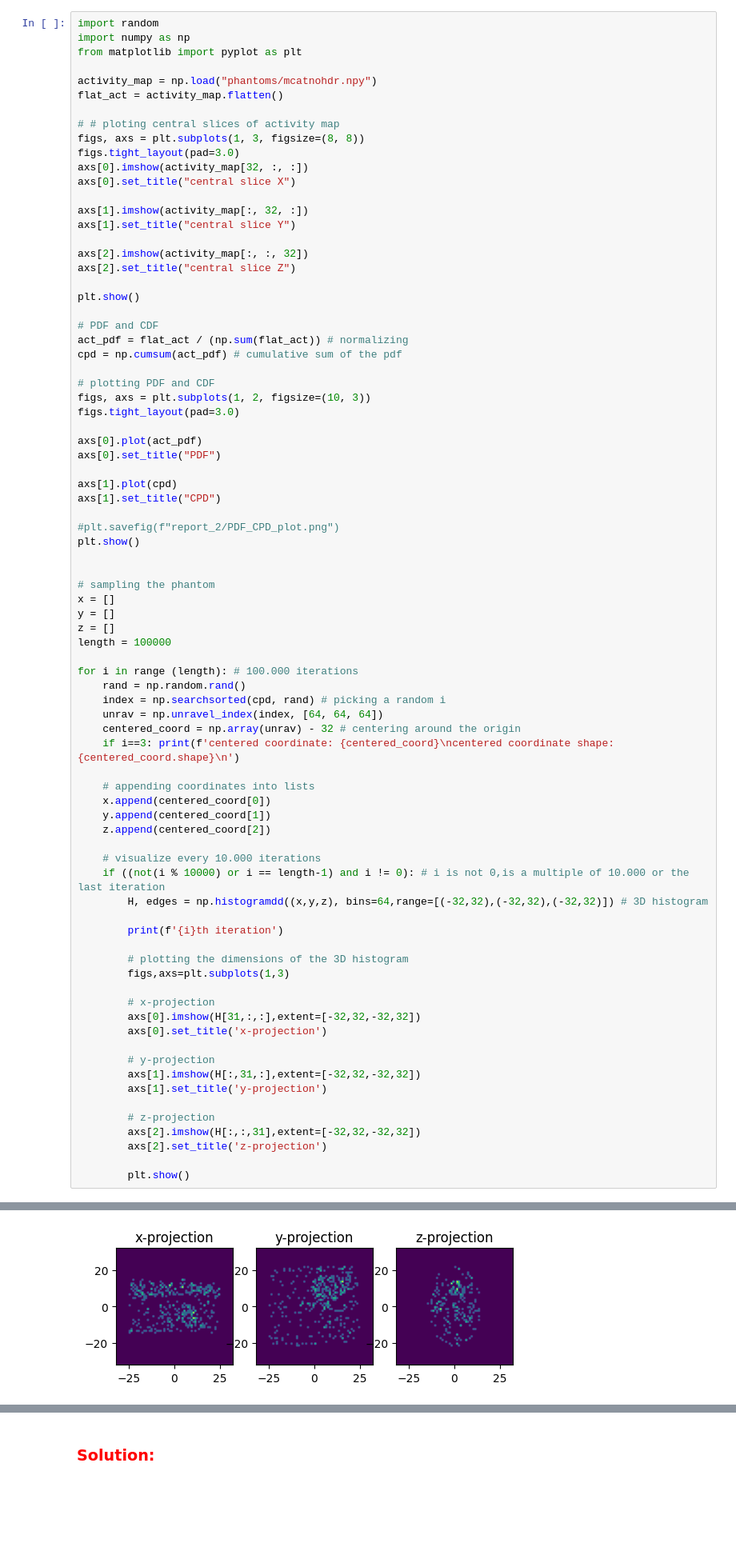
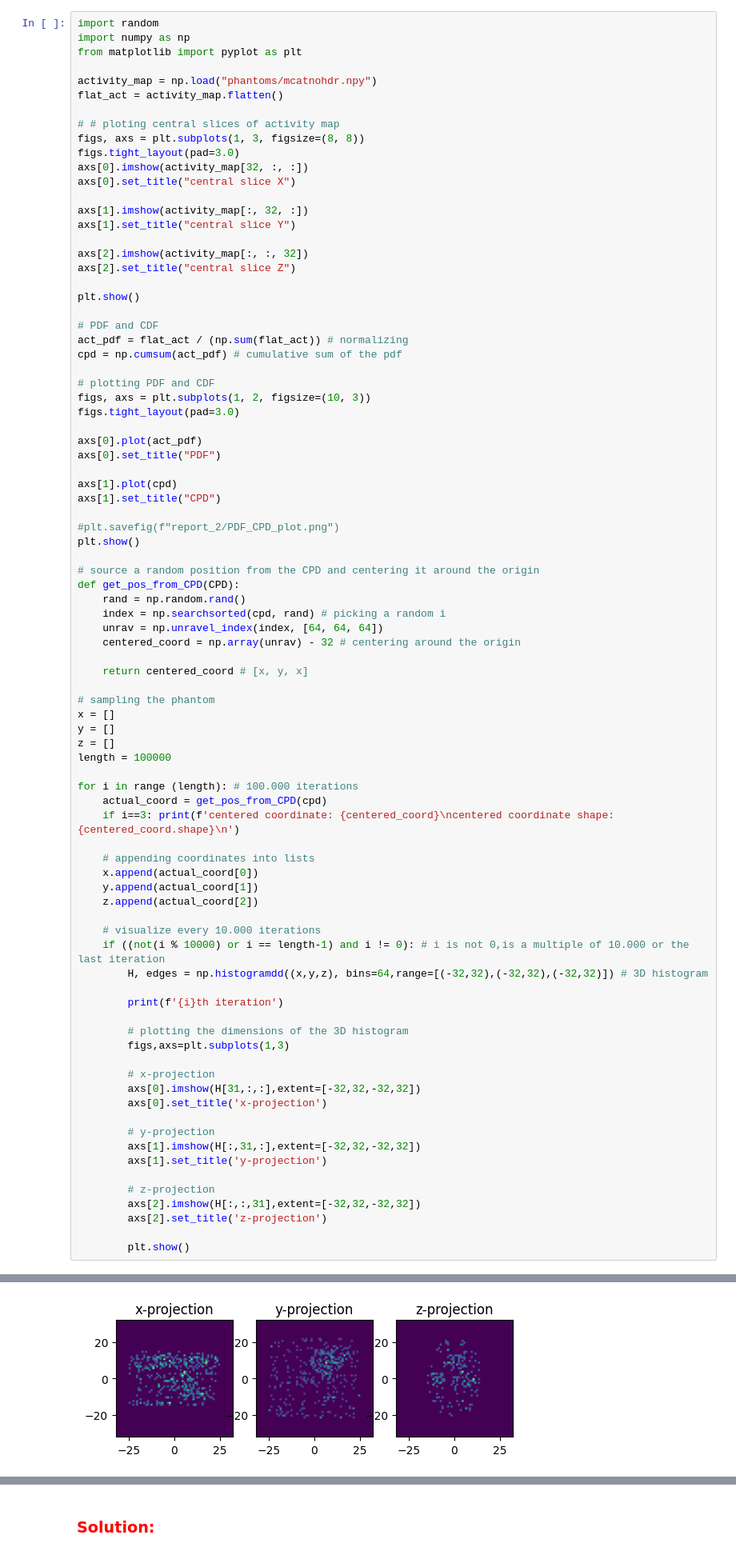
Before and after one commit to cesarz10/Medical-Imaging-UGent, a Jupyter notebook: Practicum 2/Practicum_2_CesarZapata.ipynb, the cells around one changed output, grey strips where cells are left out. Shown: that part at 80% size. Saved outputs shown, nothing was run; the diff lists cells and outputs as text; blank space fills up the shorter version.

```diff
--- a/Practicum 2/Practicum_2_CesarZapata.ipynb
+++ b/Practicum 2/Practicum_2_CesarZapata.ipynb
@@ -110,6 +110,14 @@ axs[1].set_title("CPD")
 #plt.savefig(f"report_2/PDF_CPD_plot.png")
 plt.show()
 
+# source a random position from the CPD and centering it around the origin
+def get_pos_from_CPD(CPD):
+    rand = np.random.rand()
+    index = np.searchsorted(cpd, rand) # picking a random i
+    unrav = np.unravel_index(index, [64, 64, 64])
+    centered_coord = np.array(unrav) - 32 # centering around the origin
+
+    return centered_coord # [x, y, x]
 
 # sampling the phantom
 x = []
@@ -118,16 +126,13 @@ z = []
 length = 100000
 
 for i in range (length): # 100.000 iterations
-    rand = np.random.rand()
-    index = np.searchsorted(cpd, rand) # picking a random i
-    unrav = np.unravel_index(index, [64, 64, 64])
-    centered_coord = np.array(unrav) - 32 # centering around the origin
+    actual_coord = get_pos_from_CPD(cpd)
     if i==3: print(f'centered coordinate: {centered_coord}\ncentered coordinate shape: {centered_coord.shape}\n')
 
     # appending coordinates into lists
-    x.append(centered_coord[0])
-    y.append(centered_coord[1])
-    z.append(centered_coord[2])
+    x.append(actual_coord[0])
+    y.append(actual_coord[1])
+    z.append(actual_coord[2])
 
     # visualize every 10.000 iterations
     if ((not(i % 10000) or i == length-1) and i != 0): # i is not 0,is a multiple of 10.000 or the last iteration
@@ -158,5 +163,5 @@ centered coordinate: [-17   5   8]
 centered coordinate shape: (3,)
 
 10000th iteration
-[figure, old version]
+[figure, new version]
 20000th iteration
```
Also changed, not shown: parts of 3 cells of this notebook.
